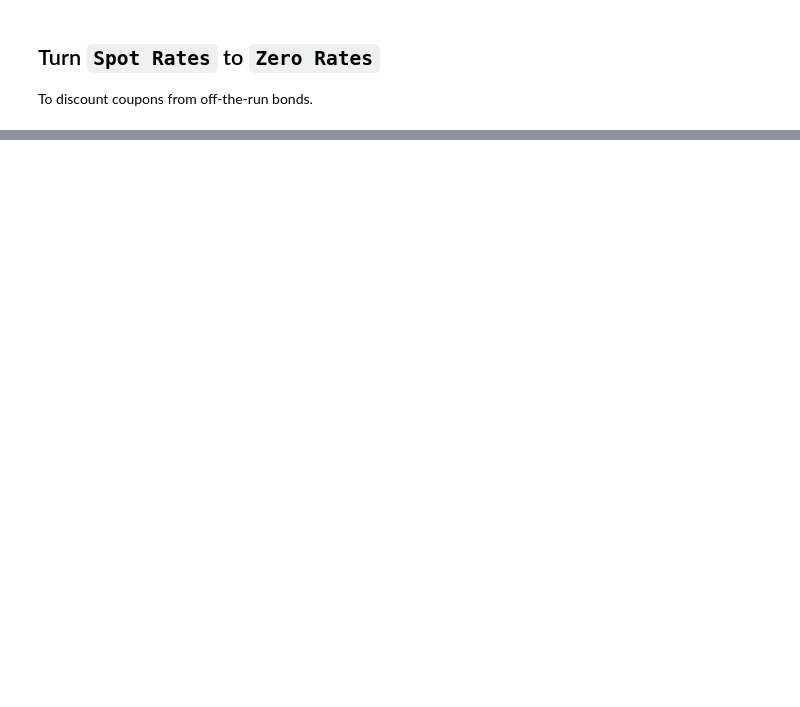
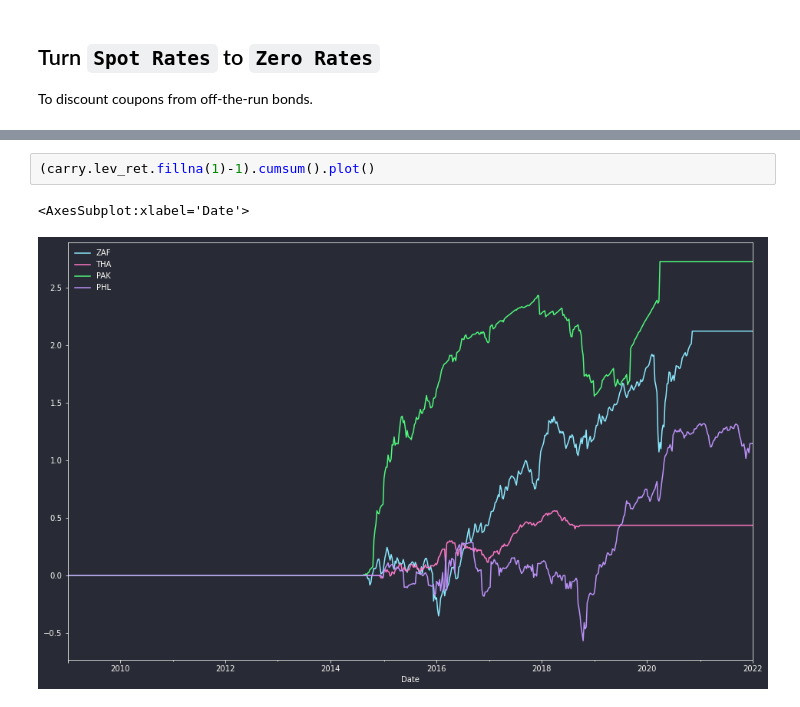
Before and after one commit to philipwlee/regquant, a Jupyter notebook: hw5_fx_carry/hw5_fx_carry_philip_lee_12129240.ipynb, the cells around one changed output, grey strips where cells are left out. Drawn from its saved outputs; the diff is of its cells as text; blank space fills up the shorter version.

```diff
--- a/hw5_fx_carry/hw5_fx_carry_philip_lee_12129240.ipynb
+++ b/hw5_fx_carry/hw5_fx_carry_philip_lee_12129240.ipynb
@@ -131,0 +219,5 @@ zeros
+# %%
+(carry.lev_ret.fillna(1)-1).cumsum().plot()
+# %% [output]
+<AxesSubplot:xlabel='Date'>
+[figure, added]
```
Also changed, not shown: parts of 10 cells of this notebook, 1 other file.
